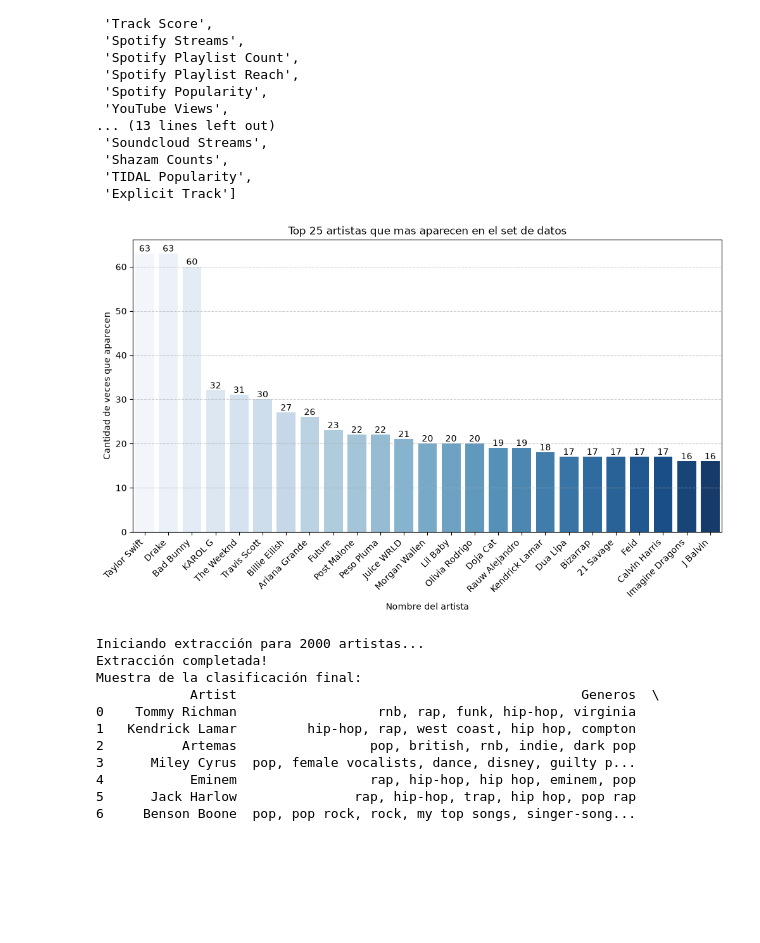
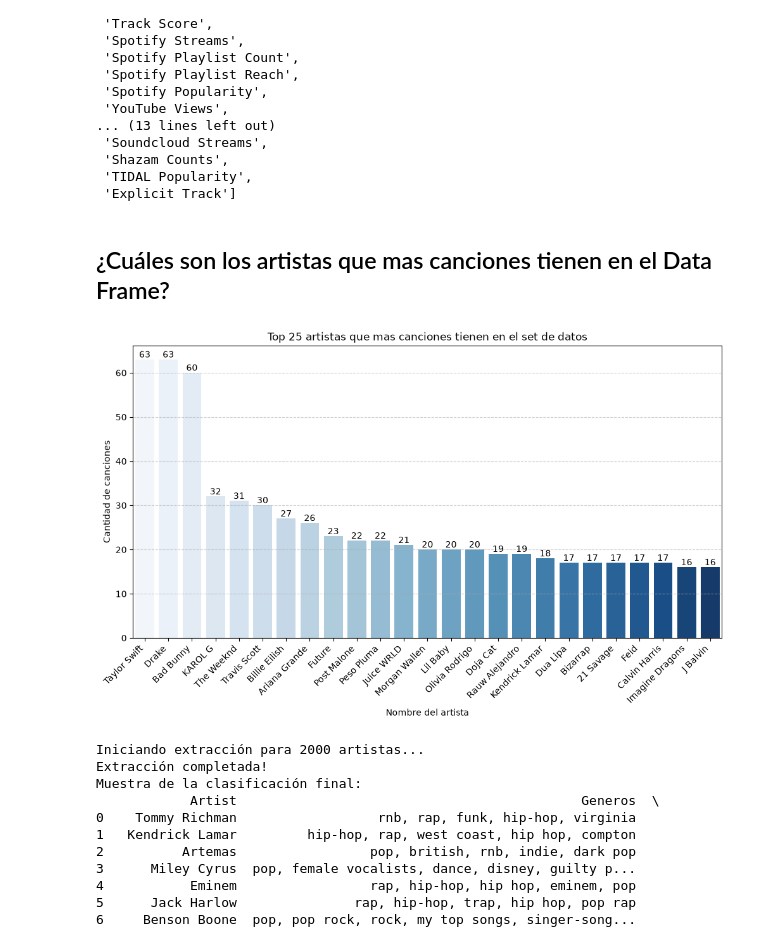
Before and after one commit to K4lilinuxX/Spotify, a Jupyter notebook: Spotify/artistas_spotify.ipynb, the cells around one changed output. Saved outputs shown, nothing was run; the diff lists cells and outputs as text; code cells hidden in the pictures; blank space fills up the shorter version.

```diff
--- a/Spotify/artistas_spotify.ipynb
+++ b/Spotify/artistas_spotify.ipynb
@@ -90,44 +90,46 @@ list(df.columns)
  'Shazam Counts',
  'TIDAL Popularity',
  'Explicit Track']
+# %% [markdown]
+## ¿Cuáles son los artistas que mas canciones tienen en el Data Frame?
 # %%
 # ----- Análisis de la cantidad de artistas y los mas "famosos" del set de datos-----
 
 # Vemos la cantidad de artistas que hay
 len(df["Artist"].value_counts()) # Hay 1999 artistas distintos
 
-# Top 25 artistas que mas aparecen en el set de datos
+# Top 25 artistas que mas canciones tienen en el set de datos
 top_25_artistas = df["Artist"].value_counts().sort_values(ascending=False).head(25)
 
 # Gráfica
 plt.figure(figsize=(12,6))
-plt.title("Top 25 artistas que mas aparecen en el set de datos")
+plt.title("Top 25 artistas que mas canciones tienen en el set de datos")
 barras = sns.barplot(x=top_25_artistas.index,
                      y=top_25_artistas.values,
                      hue=top_25_artistas.index,
                      palette="Blues")
 # Agregamos el número de veces que aparece el artista en el set de datos
 for contenedores in barras.containers:
     barras.bar_label(contenedores,
                      fmt='%.0f')
 
 # Ajustamos los 'labels' de los ejes X, Y
 plt.xlabel("Nombre del artista")
-plt.ylabel("Cantidad de veces que aparecen")
+plt.ylabel("Cantidad de canciones")
 
 # Ajustamos la rotación de los nombres de los artistas para que no se vean amontonados
 plt.xticks(rotation=45,
            ha="right")
 
 # Ajustamos el 'grid' de la gráfica para que se vea visualmente superior
 plt.grid(axis="y",
          linestyle="--",
          alpha=0.6)
 
 # Mostramos la gráfica en pantalla
 plt.show()
 # %% [output]
-[figure, old version]
+[figure, new version]
 # %%
 import requests
 import time
```
Also changed, not shown: parts of 3 cells of this notebook.
